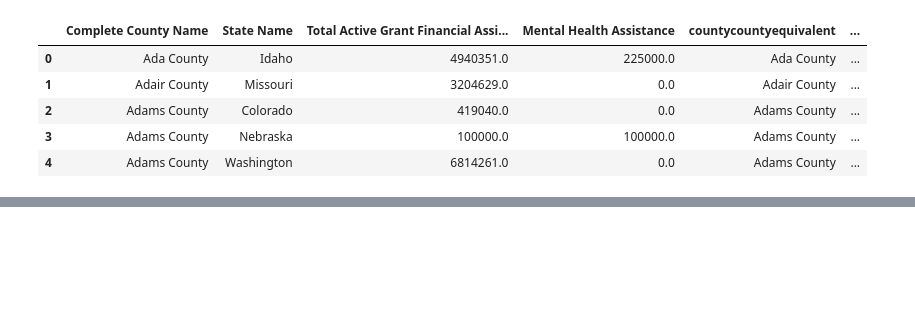
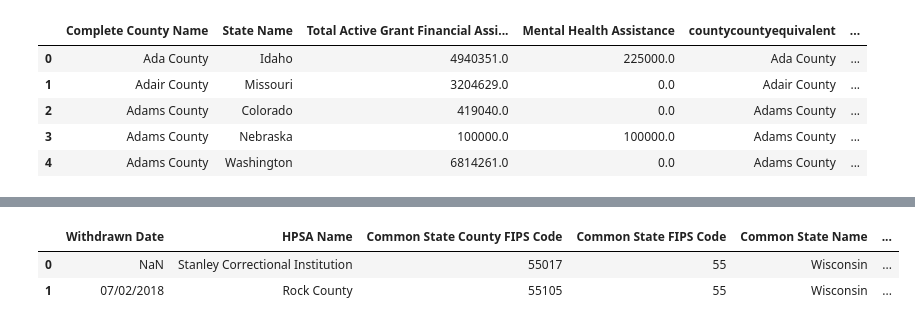
Before and after one commit to ml42322/correlationone_team2, a Jupyter notebook: Datasets Merge for Tableau.ipynb, the cells around one changed output, grey strips where cells are left out. Saved outputs shown, nothing was run; the diff lists cells and outputs as text; code cells hidden in the pictures; blank space fills up the shorter version.

```diff
--- a/Datasets Merge for Tableau.ipynb
+++ b/Datasets Merge for Tableau.ipynb
@@ -46,0 +33,4 @@ Index(['Unnamed: 0', 'QUESTID2', 'FILEDATE', 'AMHINP2', 'AMHOUTP3', 'AMHRX2',
+# %%
+cbsa_data = cbsa[['countycountyequivalent', 'centraloutlyingcounty', 'statename', 'cbsacode','metropolitanmicropolitanstatis']]
+cbsa_grant = grants.merge(cbsa_data, how='left', left_on=['countycountyequivalent','statename', 'centraloutlyingcounty', 'cbsacode'], right_on=['countycountyequivalent','statename', 'centraloutlyingcounty', 'cbsacode'])
+cbsa_grant.head()
@@ -60,0 +63,9 @@ hpsa.head(10)
+# %%
+# merge HPSA and Grant by CBSA identifiers
+HPSA_Grant = hpsa.merge(cbsa_grant, how='left', left_on=['countycountyequivalent','centraloutlyingcounty', 'statename', 'cbsacode', 'metropolitanmicropolitanstatis', 'PDEN10'], right_on=['countycountyequivalent','centraloutlyingcounty', 'statename', 'cbsacode', 'metropolitanmicropolitanstatis', 'PDEN10'])
+# %%
+HPSA_Grant.head(2)
+# %% [output]
+|  | Withdrawn Date | HPSA Name | Common State County FIPS Code | Common State FIPS Code | Common State Name | ... |
+| 0 | NaN | Stanley Correctional Institution | 55017 | 55 | Wisconsin | ... |
+| 1 | 07/02/2018 | Rock County | 55105 | 55 | Wisconsin | ... |
```
Also changed, not shown: parts of 12 cells of this notebook, 2 other files.
